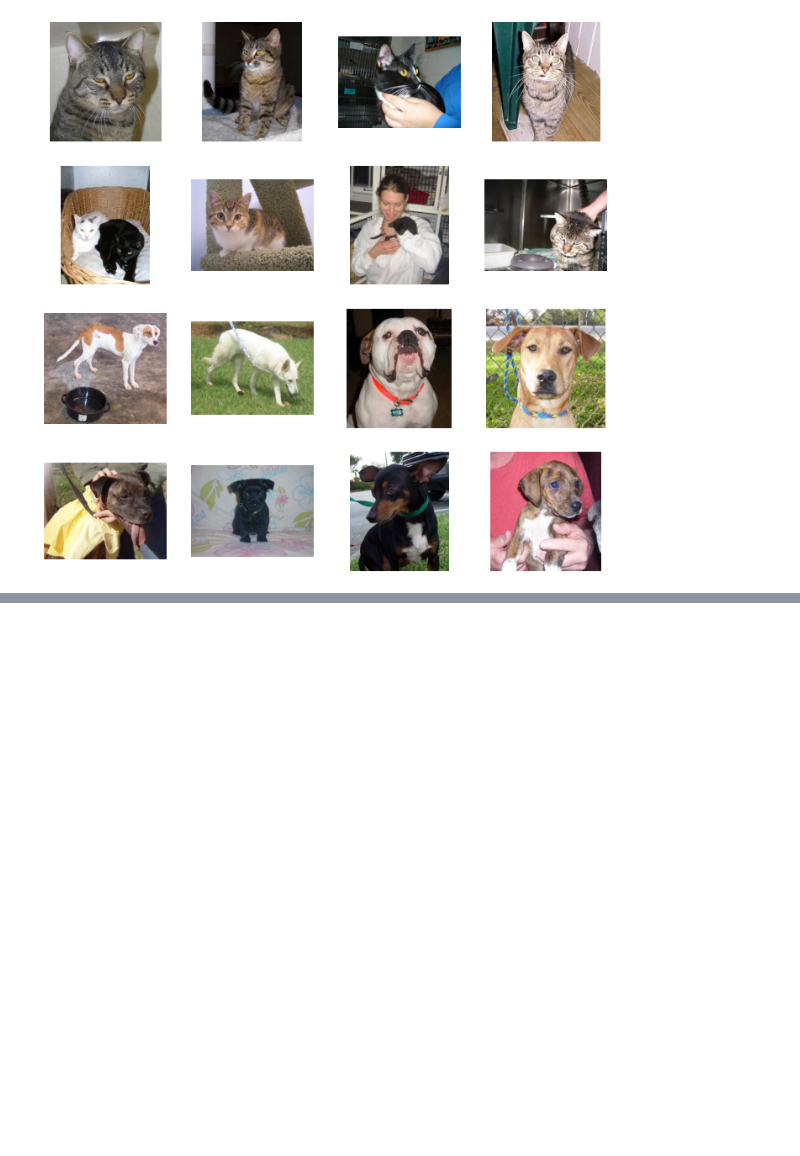
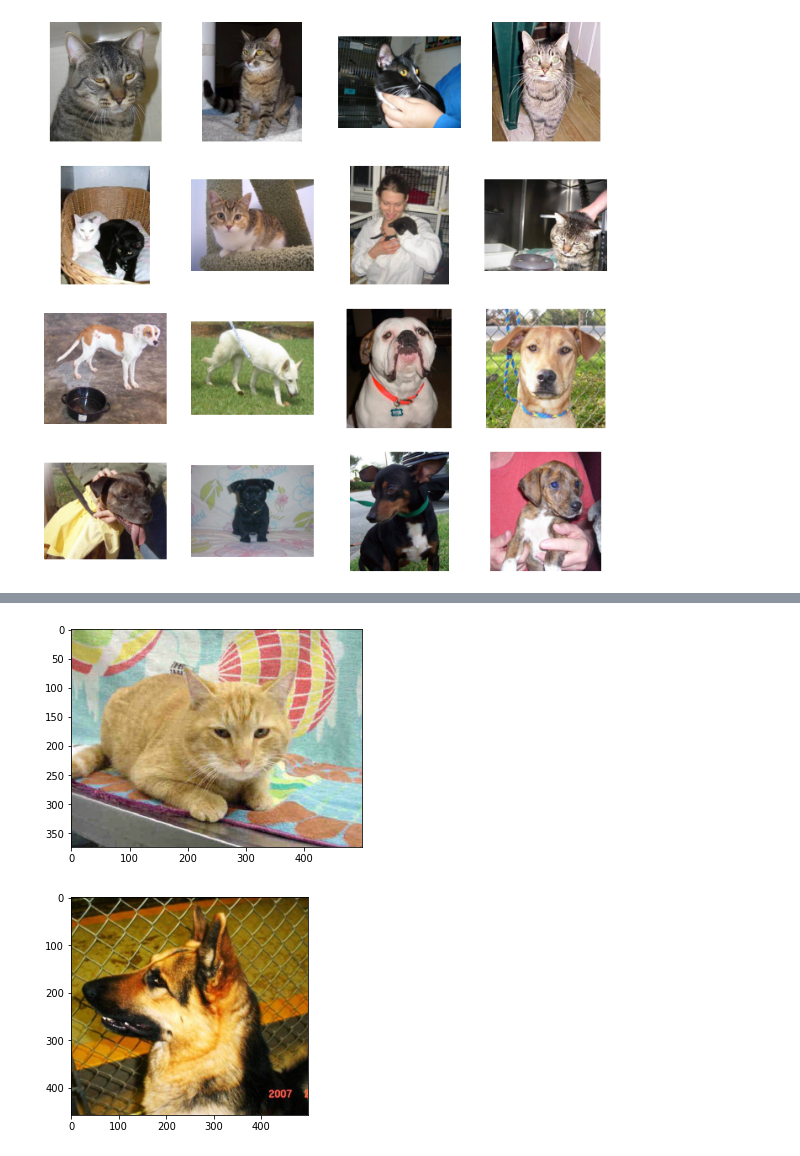
Before and after one commit to chawonlee/AI_svm_mlp_deepmlp, a Jupyter notebook: cat_and_dog_svm.ipynb, the cells around one changed output, grey strips where cells are left out. Cells and saved outputs as stored; diff of their text form; code cells hidden in the pictures; blank space fills up the shorter version.

```diff
--- a/cat_and_dog_svm.ipynb
+++ b/cat_and_dog_svm.ipynb
@@ -81,0 +127,9 @@ plt.show()
+# %%
+# importing images using torchvision
+dataset = ImageFolder("/content/drive/MyDrive/archive/training_set")
+# creating labels dataframe
+imgs, labels = zip(*dataset.imgs)
+imgs = list(imgs)
+labels = list(labels)
+labels_df = pd.DataFrame({'image': imgs, 'label':labels})
+labels_df
@@ -81,0 +150,17 @@ plt.show()
+# %%
+def get_image(path):
+    img = Image.open(path)
+    return np.array(img)
+
+# showing a dog image
+dog_row = labels_df[labels_df.label == 1].reset_index().image[23]
+plt.imshow(get_image(dog_row))
+plt.show()
+
+# showing a cat image
+cat_row = labels_df[labels_df.label == 2].reset_index().image[79]
+plt.imshow(get_image(cat_row))
+plt.show()
+# %% [output]
+[figure, added]
+[figure, added]
```
Also changed, not shown: parts of 16 cells of this notebook.
